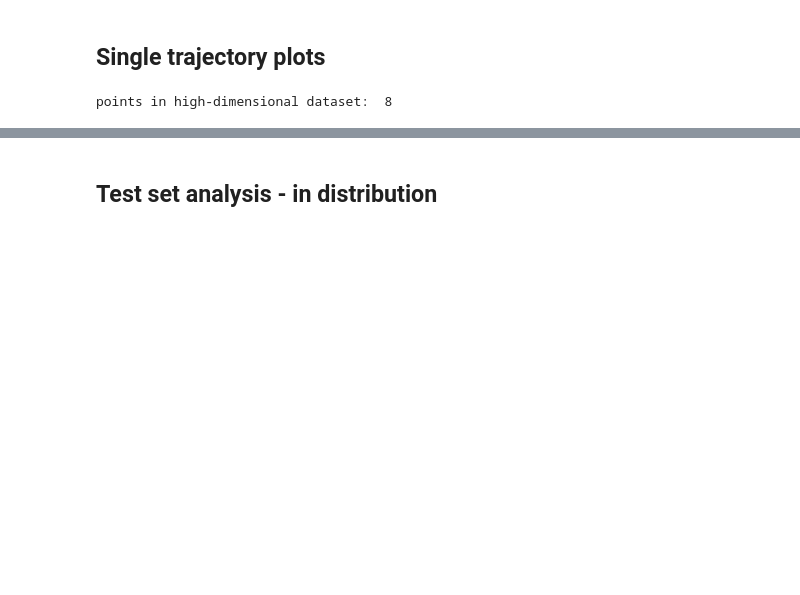
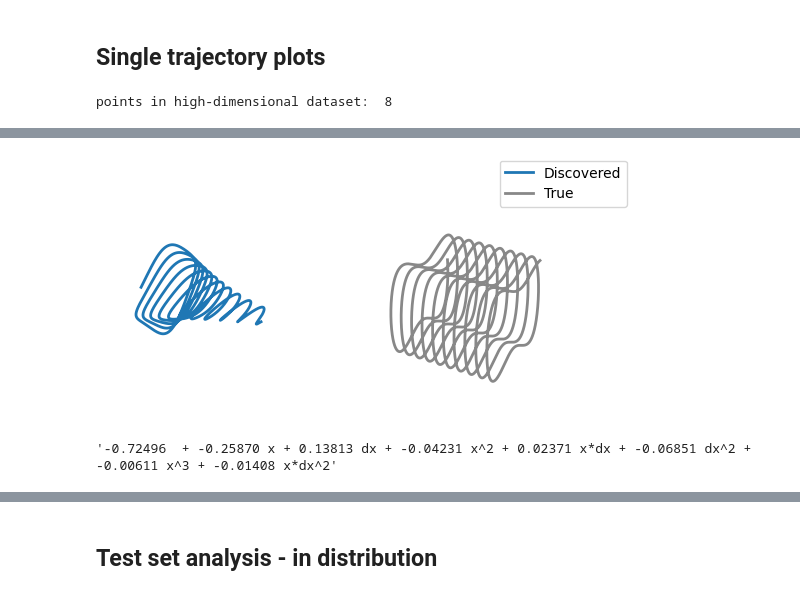
Before and after one commit to spetznick/sindyautoencoders, a Jupyter notebook: examples/duffing/analyze_duffing.ipynb, the cells around one changed output, grey strips where cells are left out. Saved outputs shown, nothing was run; the diff lists cells and outputs as text; code cells hidden in the pictures; blank space fills up the shorter version.

```diff
--- a/examples/duffing/analyze_duffing.ipynb
+++ b/examples/duffing/analyze_duffing.ipynb
@@ -214,0 +146,23 @@ KeyError: 'sindy_coefficients'
+# %%
+fig, axs = plt.subplots(1, 2, figsize=(6, 3), subplot_kw={'projection': '3d'})  # Create a figure with two 3D subplots
+
+# Discovered model plot
+line1 = axs[0].plot(t, z_sim[:, 0], z_sim[:, 1], linewidth=2, label='Discovered')  # Add label for legend
+axs[0].axis('off')  # Turn off the axis
+axs[0].view_init(azim=120)  # Set the azimuth angle of the view
+
+# Real model plot
+line2 = axs[1].plot(t, duffing_sim[:, 0], duffing_sim[:, 1], color='#888888', linewidth=2, label='True')  # Add label for legend
+axs[1].axis('off')  # Turn off the axis
+axs[1].view_init(azim=120)  # Set the azimuth angle of the view
+
+# Create a single legend for the whole figure using elements from both subplots
+lines = line1 + line2
+labels = [l.get_label() for l in lines]
+fig.legend(lines, labels)  # Place the legend at the top center of the figure
+
+# plt.tight_layout()  # Adjust layout to make room for the legend
+plt.savefig(f'figures/fig2-{save_name}.png', dpi=300)  # Save the figure
+plt.show()  # Display the plot
+# %% [output]
+[figure, added]
@@ -214,0 +180,15 @@ KeyError: 'sindy_coefficients'
+# %%
+coeffs = test_set_results['sindy_coefficients']
+thresholded_coeffs = np.abs(coeffs) < params["coefficient_threshold"]
+coeffs[thresholded_coeffs] = 0
+coeff_strings = ["", "x", "dx", "x^2", "x*dx", "dx^2", "x^3", "x^2*dx", "x*dx^2", "dx^3", "sin(x)", "dsin(x)"]
+formula = ""
+for i in range(coeffs.size):
+    if coeffs[i] != 0:
+        formula += "{:.5f} ".format(coeffs[i][0])
+        formula += coeff_strings[i]
+        formula += " + "
+
+formula[:-3]
+# %% [output]
+'-0.72496  + -0.25870 x + 0.13813 dx + -0.04231 x^2 + 0.02371 x*dx + -0.06851 dx^2 + -0.00611 x^3 + -0.01408 x*dx^2'
```
Also changed, not shown: parts of 26 cells of this notebook.
